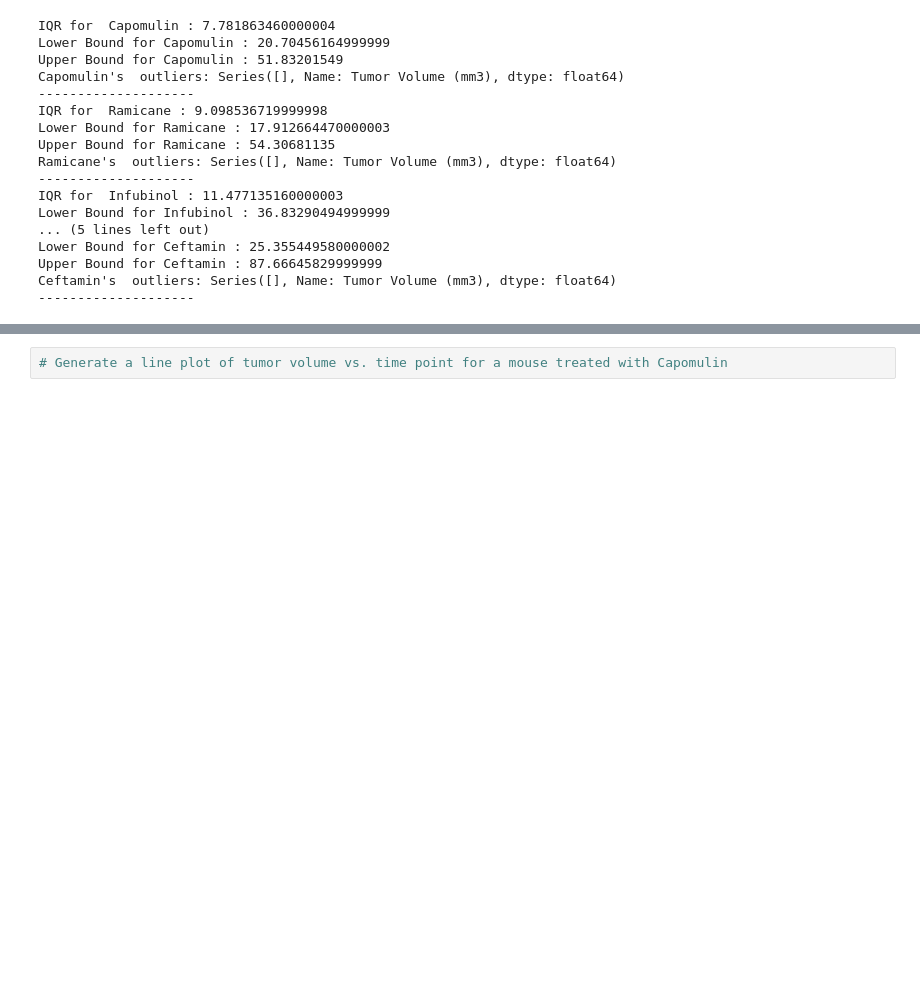
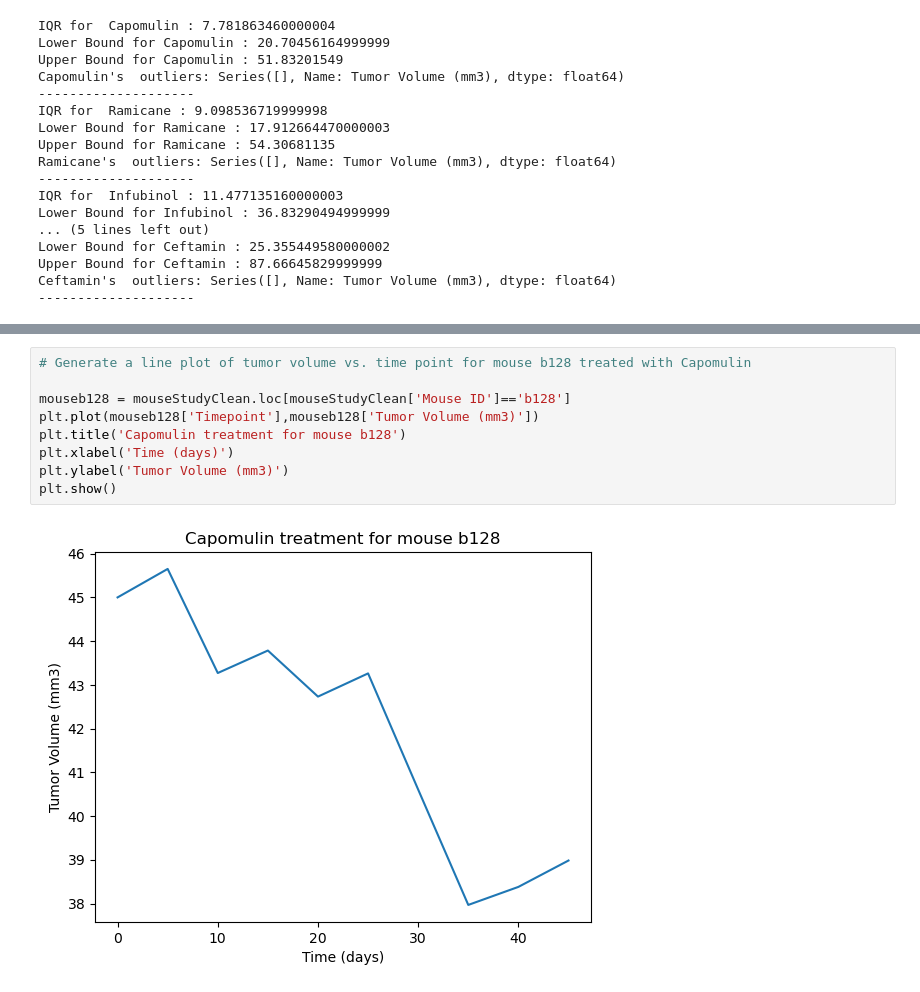
Before and after one commit to JDough89/Pymaceuticals, a Jupyter notebook: pymaceuticals.ipynb, the cells around one changed output, grey strips where cells are left out. Drawn from its saved outputs; the diff is of its cells as text; blank space fills up the shorter version.

```diff
--- a/pymaceuticals.ipynb
+++ b/pymaceuticals.ipynb
@@ -245,2 +268,11 @@ plt.show()
 # %%
-# Generate a line plot of tumor volume vs. time point for a mouse treated with Capomulin
+# Generate a line plot of tumor volume vs. time point for mouse b128 treated with Capomulin
+
+mouseb128 = mouseStudyClean.loc[mouseStudyClean['Mouse ID']=='b128']
+plt.plot(mouseb128['Timepoint'],mouseb128['Tumor Volume (mm3)'])
+plt.title('Capomulin treatment for mouse b128')
+plt.xlabel('Time (days)')
+plt.ylabel('Tumor Volume (mm3)')
+plt.show()
+# %% [output]
+[figure, added]
```
Also changed, not shown: parts of 6 cells of this notebook.
